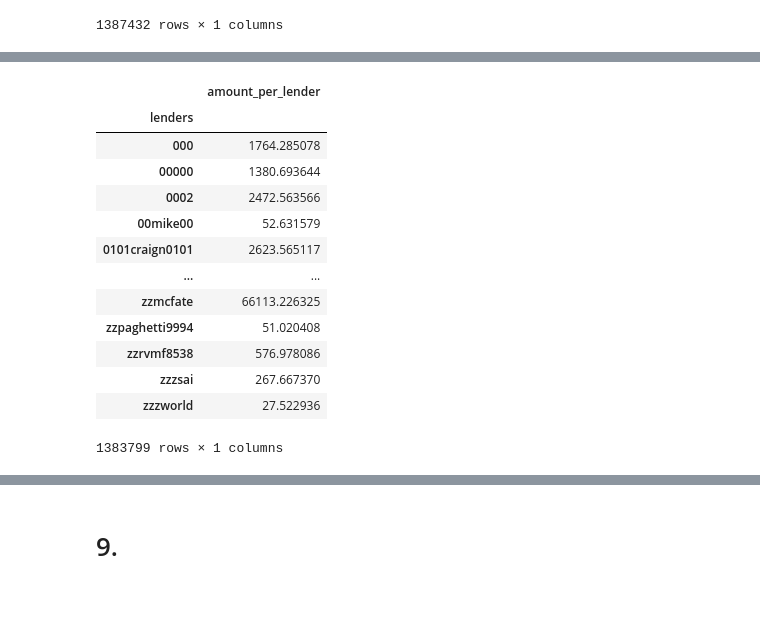
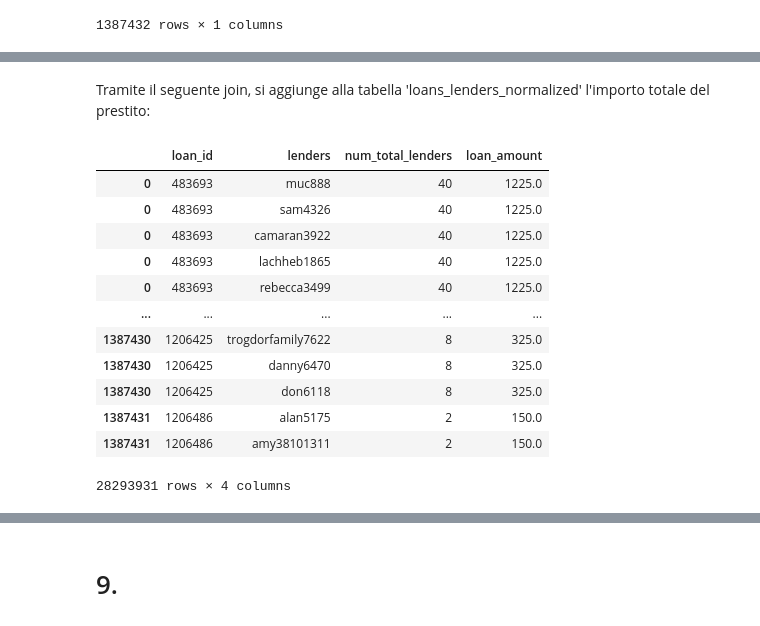
Before and after one commit to AleC28696/ProgettoFCS, a Jupyter notebook: Untitled.ipynb, the cells around one changed output, grey strips where cells are left out. Saved outputs shown, nothing was run; the diff lists cells and outputs as text; code cells hidden in the pictures; blank space fills up the shorter version.

```diff
--- a/Untitled.ipynb
+++ b/Untitled.ipynb
@@ -312,21 +402,19 @@ num_lenders
+# %% [markdown]
+Tramite il seguente join, si aggiunge alla tabella 'loans_lenders_normalized' l'importo totale del prestito:
 # %%
-df = loans_lenders_normalized.join(num_lenders, on='loan_id')
-df = df.join(loans[['loan_id', 'loan_amount']].set_index('loan_id'), on='loan_id')
-df['amount_per_lender'] = df['loan_amount'] / df['num_total_lenders']
-money_lent_per_lender = df[['lenders', 'amount_per_lender']].groupby('lenders').sum()
-money_lent_per_lender
+df = df.join(loans[['loan_id', 'loan_amount']].set_index('loan_id'), on = 'loan_id')
+df
 # %% [output]
-|  | amount_per_lender |
-| lenders |  |
-| 000 | 1764.285078 |
-| 00000 | 1380.693644 |
-| 0002 | 2472.563566 |
-| 00mike00 | 52.631579 |
-| 0101craign0101 | 2623.565117 |
-| ... | ... |
-| zzmcfate | 66113.226325 |
-| zzpaghetti9994 | 51.020408 |
-| zzrvmf8538 | 576.978086 |
-| zzzsai | 267.667370 |
-| zzzworld | 27.522936 |
+|  | loan_id | lenders | num_total_lenders | loan_amount |
+| 0 | 483693 | muc888 | 40 | 1225.0 |
+| 0 | 483693 | sam4326 | 40 | 1225.0 |
+| 0 | 483693 | camaran3922 | 40 | 1225.0 |
+| 0 | 483693 | lachheb1865 | 40 | 1225.0 |
+| 0 | 483693 | rebecca3499 | 40 | 1225.0 |
+| ... | ... | ... | ... | ... |
+| 1387430 | 1206425 | trogdorfamily7622 | 8 | 325.0 |
+| 1387430 | 1206425 | danny6470 | 8 | 325.0 |
+| 1387430 | 1206425 | don6118 | 8 | 325.0 |
+| 1387431 | 1206486 | alan5175 | 2 | 150.0 |
+| 1387431 | 1206486 | amy38101311 | 2 | 150.0 |
-1383799 rows × 1 columns
+28293931 rows × 4 columns
```
Also changed, not shown: parts of 104 cells of this notebook.
